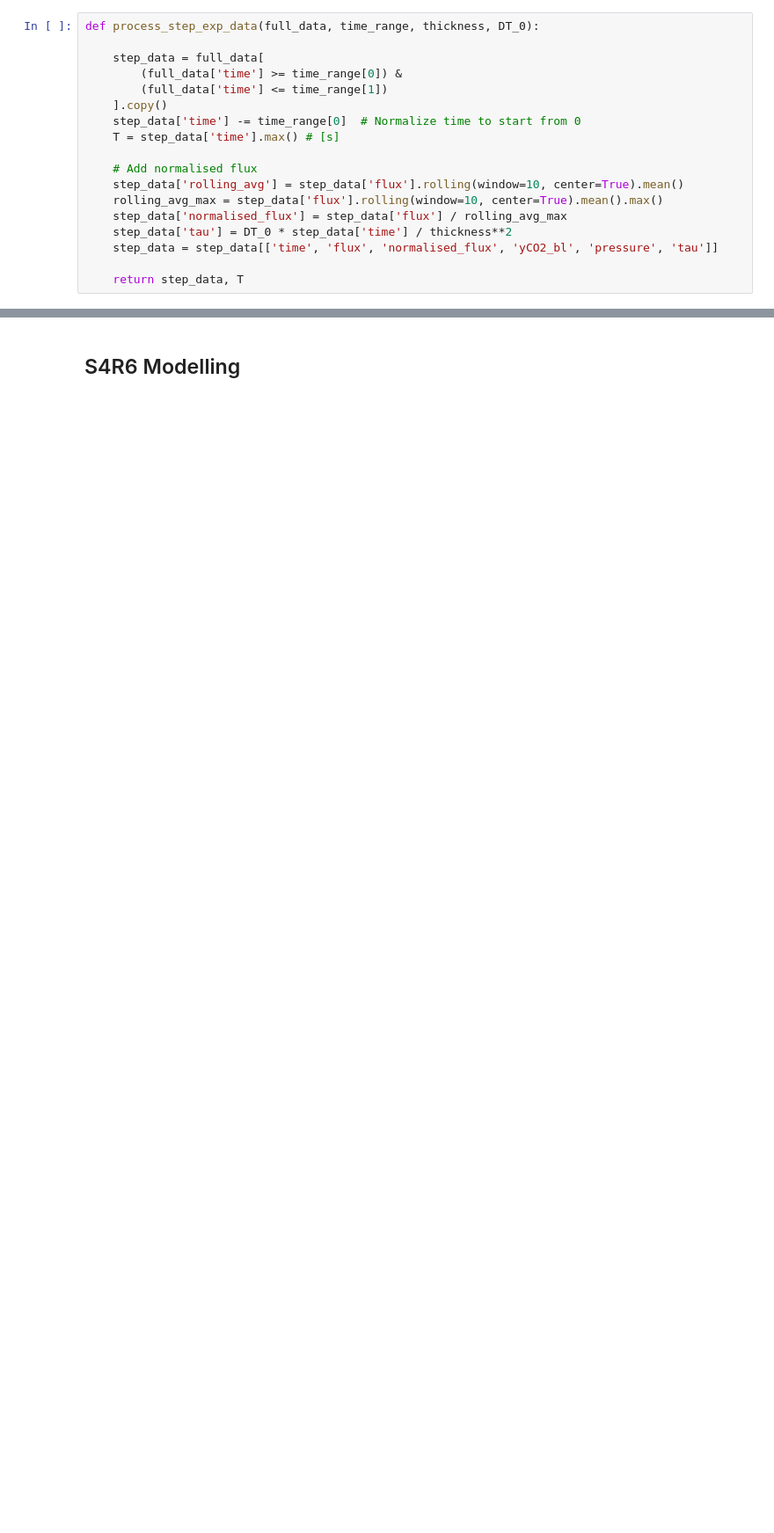
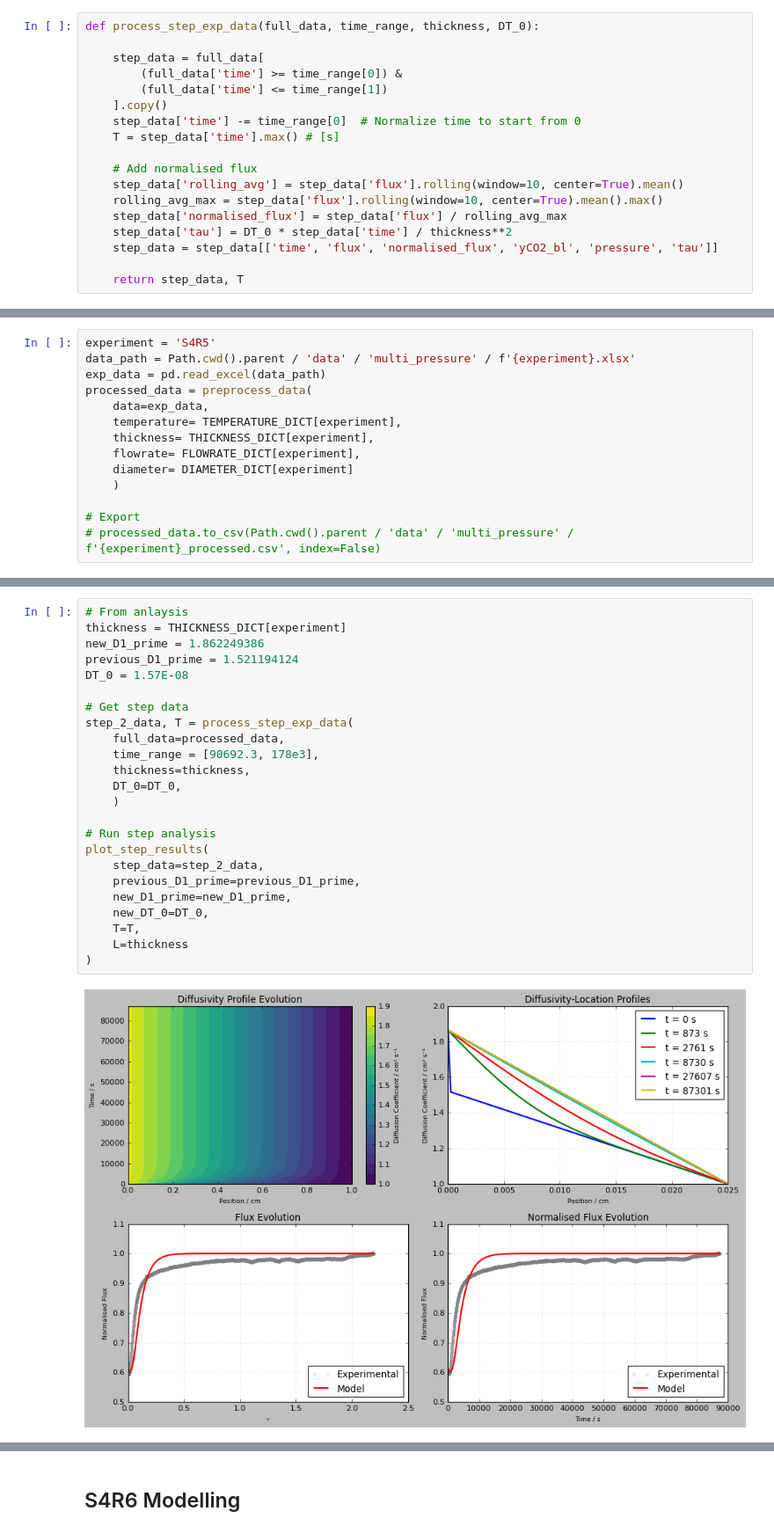
Before and after one commit to louis-sh-nguyen/object-oriented-pemeation-analysis, a Jupyter notebook: notebooks/pressure-step-modelling.ipynb, the cells around one changed output, grey strips where cells are left out. Shown: that part at 88% size. Saved outputs shown, nothing was run; the diff lists cells and outputs as text; blank space fills up the shorter version.

```diff
--- a/notebooks/pressure-step-modelling.ipynb
+++ b/notebooks/pressure-step-modelling.ipynb
@@ -190,0 +193,14 @@ def process_step_exp_data(full_data, time_range, thickness, DT_0):
+# %%
+experiment = 'S4R5'
+data_path = Path.cwd().parent / 'data' / 'multi_pressure' / f'{experiment}.xlsx'
+exp_data = pd.read_excel(data_path)
+processed_data = preprocess_data(
+    data=exp_data,
+    temperature= TEMPERATURE_DICT[experiment],
+    thickness= THICKNESS_DICT[experiment],
+    flowrate= FLOWRATE_DICT[experiment],
+    diameter= DIAMETER_DICT[experiment]
+    )
+
+# Export
+# processed_data.to_csv(Path.cwd().parent / 'data' / 'multi_pressure' / f'{experiment}_processed.csv', index=False)
@@ -190,0 +209,26 @@ def process_step_exp_data(full_data, time_range, thickness, DT_0):
+# %%
+# From anlaysis
+thickness = THICKNESS_DICT[experiment]
+new_D1_prime = 1.862249386
+previous_D1_prime = 1.521194124
+DT_0 = 1.57E-08
+
+# Get step data
+step_2_data, T = process_step_exp_data(
+    full_data=processed_data,
+    time_range = [90692.3, 178e3],
+    thickness=thickness,
+    DT_0=DT_0,
+    )
+
+# Run step analysis
+plot_step_results(
+    step_data=step_2_data,
+    previous_D1_prime=previous_D1_prime,
+    new_D1_prime=new_D1_prime,
+    new_DT_0=DT_0,
+    T=T,
+    L=thickness
+)
+# %% [output]
+[figure, added]
```
Also changed, not shown: parts of 6 cells of this notebook.
